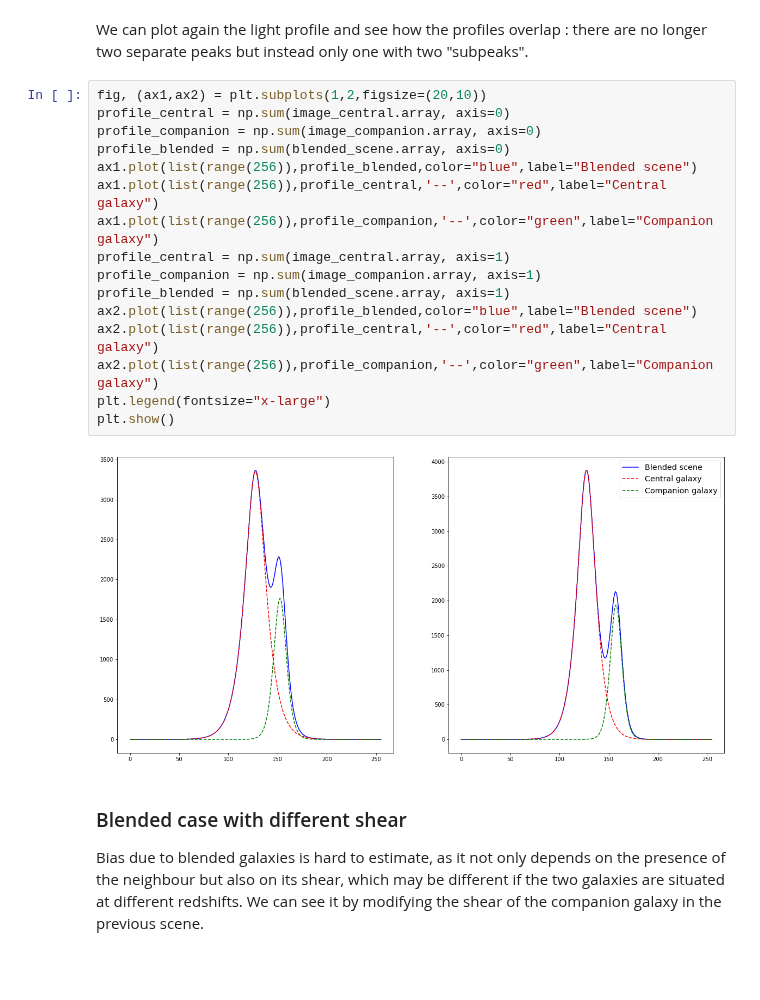
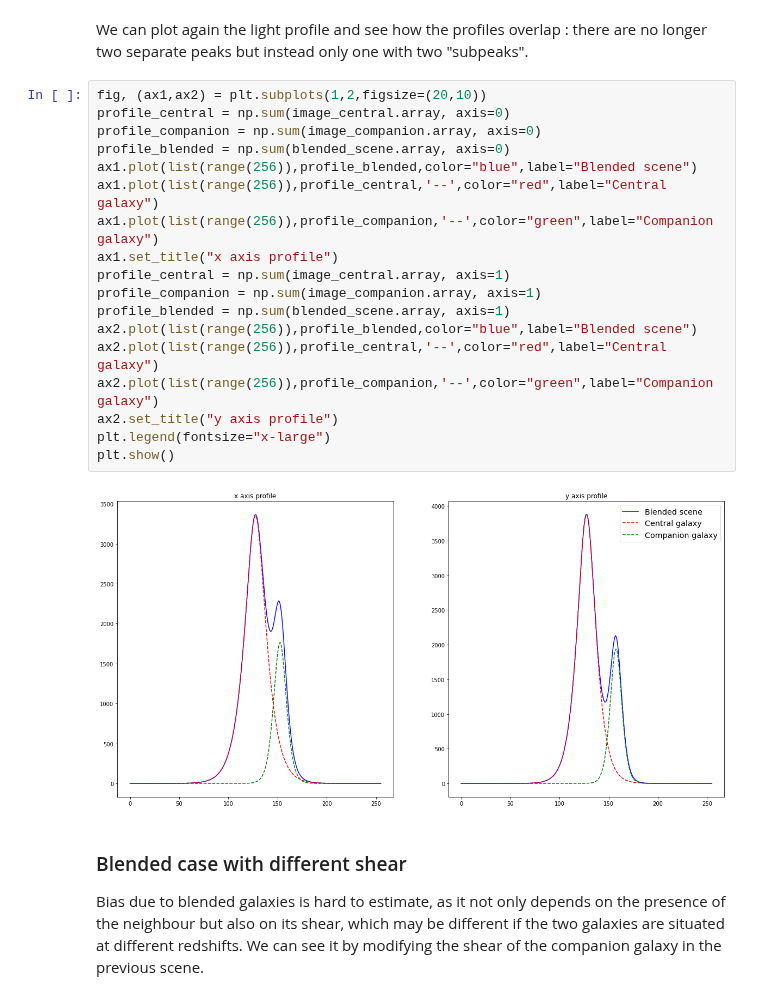
Before and after one commit to CosmoStat/Shear-and-PSF-Reading-Group, a Jupyter notebook: shearbook/bias/blending-bias.ipynb, the cells around one changed output. Saved outputs shown, nothing was run; the diff lists cells and outputs as text; blank space fills up the shorter version.

```diff
--- a/shearbook/bias/blending-bias.ipynb
+++ b/shearbook/bias/blending-bias.ipynb
@@ -108,21 +110,23 @@ We can plot again the light profile and see how the profiles overlap : there are
 # %%
 fig, (ax1,ax2) = plt.subplots(1,2,figsize=(20,10))
 profile_central = np.sum(image_central.array, axis=0)
 profile_companion = np.sum(image_companion.array, axis=0)
 profile_blended = np.sum(blended_scene.array, axis=0)
 ax1.plot(list(range(256)),profile_blended,color="blue",label="Blended scene")
 ax1.plot(list(range(256)),profile_central,'--',color="red",label="Central galaxy")
 ax1.plot(list(range(256)),profile_companion,'--',color="green",label="Companion galaxy")
+ax1.set_title("x axis profile")
 profile_central = np.sum(image_central.array, axis=1)
 profile_companion = np.sum(image_companion.array, axis=1)
 profile_blended = np.sum(blended_scene.array, axis=1)
 ax2.plot(list(range(256)),profile_blended,color="blue",label="Blended scene")
 ax2.plot(list(range(256)),profile_central,'--',color="red",label="Central galaxy")
 ax2.plot(list(range(256)),profile_companion,'--',color="green",label="Companion galaxy")
+ax2.set_title("y axis profile")
 plt.legend(fontsize="x-large")
 plt.show()
 # %% [output]
-[figure, old version]
+[figure, new version]
 # %% [markdown]
 ### Blended case with different shear
 Bias due to blended galaxies is hard to estimate, as it not only depends on the presence of the neighbour but also on its shear, which may be different if the two galaxies are situated at different redshifts. We can see it by modifying the shear of the companion galaxy in the previous scene.
```
Also changed, not shown: parts of 5 cells of this notebook, 1 other file.
